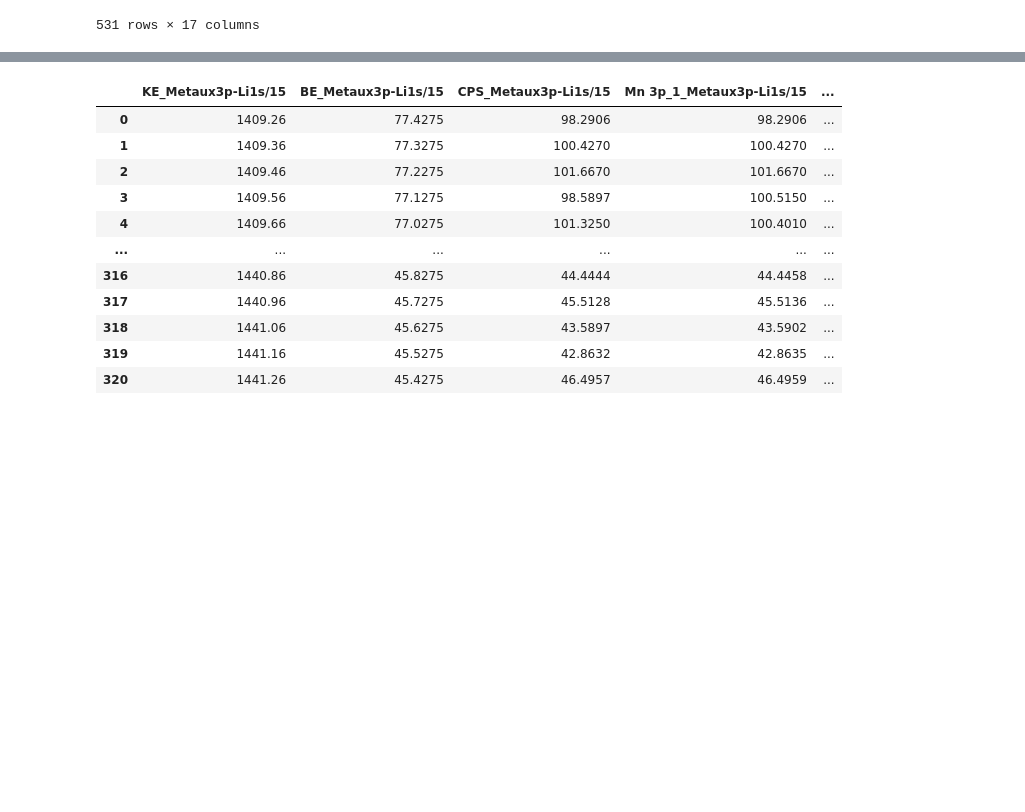
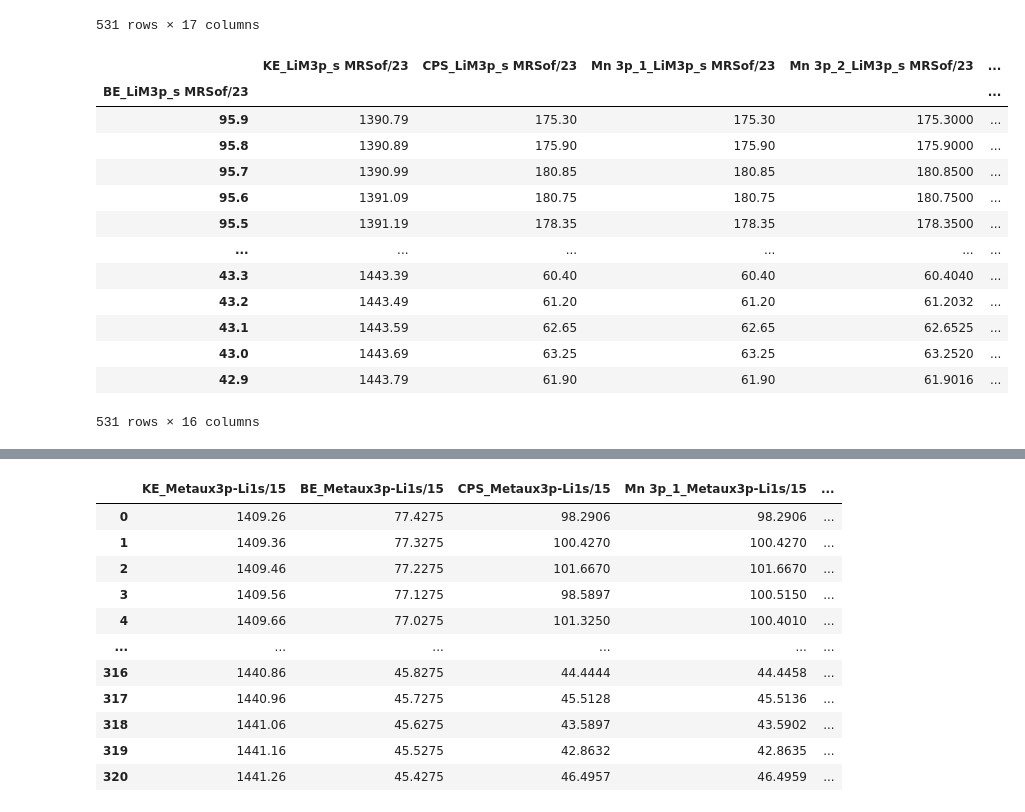
Before and after one commit to mblanchet002/PythonCMI, a Jupyter notebook: XPS.ipynb, the cells around one changed output, grey strips where cells are left out. Drawn from its saved outputs; the diff is of its cells as text; code cells hidden in the pictures; blank space fills up the shorter version.

```diff
--- a/XPS.ipynb
+++ b/XPS.ipynb
@@ -35,3 +35,21 @@ df
 | 529 | 1443.69 | 43.0 | 63.25 | 63.25 | ... |
 | 530 | 1443.79 | 42.9 | 61.90 | 61.90 | ... |
 531 rows × 17 columns
+# %%
+ddf = df.set_index("BE_LiM3p_s MRSof/23")
+ddf
+# %% [output]
+|  | KE_LiM3p_s MRSof/23 | CPS_LiM3p_s MRSof/23 | Mn 3p_1_LiM3p_s MRSof/23 | Mn 3p_2_LiM3p_s MRSof/23 | ... |
+| BE_LiM3p_s MRSof/23 |  |  |  |  | ... |
+| 95.9 | 1390.79 | 175.30 | 175.30 | 175.3000 | ... |
+| 95.8 | 1390.89 | 175.90 | 175.90 | 175.9000 | ... |
+| 95.7 | 1390.99 | 180.85 | 180.85 | 180.8500 | ... |
+| 95.6 | 1391.09 | 180.75 | 180.75 | 180.7500 | ... |
+| 95.5 | 1391.19 | 178.35 | 178.35 | 178.3500 | ... |
+| ... | ... | ... | ... | ... | ... |
+| 43.3 | 1443.39 | 60.40 | 60.40 | 60.4040 | ... |
+| 43.2 | 1443.49 | 61.20 | 61.20 | 61.2032 | ... |
+| 43.1 | 1443.59 | 62.65 | 62.65 | 62.6525 | ... |
+| 43.0 | 1443.69 | 63.25 | 63.25 | 63.2520 | ... |
+| 42.9 | 1443.79 | 61.90 | 61.90 | 61.9016 | ... |
+531 rows × 16 columns
```
Also changed, not shown: parts of 3 cells of this notebook.
